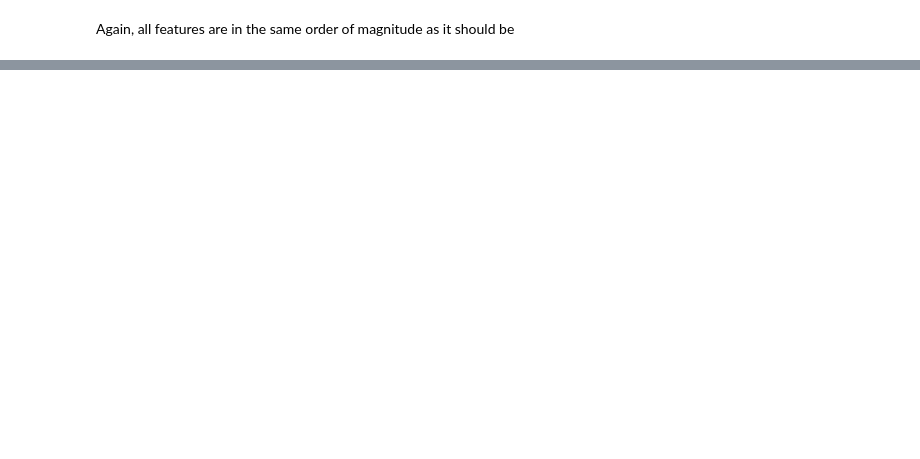
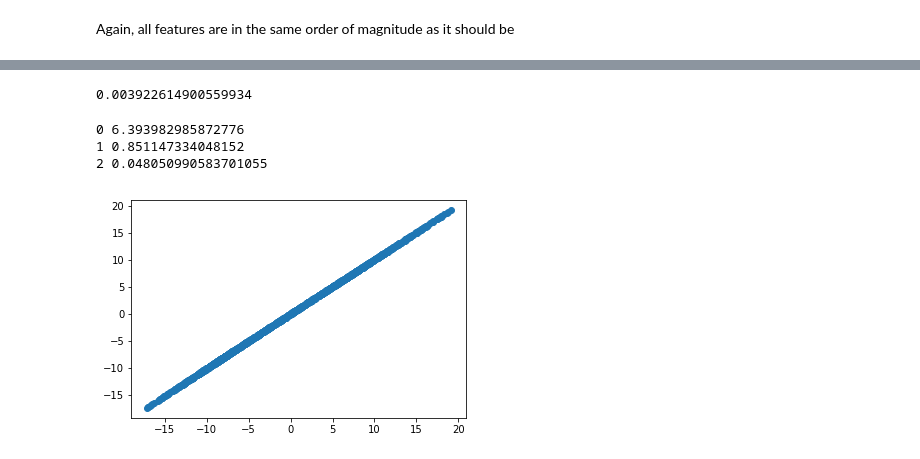
Before and after one commit to TobiasW1891/XAI, a Jupyter notebook: Neural Net Regression ODE.ipynb, the cells around one changed output, grey strips where cells are left out. Cells and saved outputs as stored; diff of their text form; code cells hidden in the pictures; blank space fills up the shorter version.

```diff
--- a/Neural Net Regression ODE.ipynb
+++ b/Neural Net Regression ODE.ipynb
@@ -476,0 +651,28 @@ Again, all features are in the same order of magnitude as it should be
+# %%
+Xt0 = X[0:(X.shape[0]-1):]
+Xt1 = X[1:,:]
+# %%
+# Predict X0[t+1]
+
+NNt0 = Sequential()
+
+# The Input Layer :
+NNt0.add(Dense(128, kernel_initializer='normal',input_dim = Xt0.shape[1], activation='relu'))
+
+# The Hidden Layers :
+NNt0.add(Dense(256, kernel_initializer='normal',activation='relu'))
+NNt0.add(Dense(256, kernel_initializer='normal',activation='relu'))
+NNt0.add(Dense(256, kernel_initializer='normal',activation='relu'))
+NNt0.add(Dense(256, kernel_initializer='normal',activation='relu'))
+
+# The Output Layer :
+NNt0.add(Dense(1, kernel_initializer='normal',activation='linear'))
+
+# Compile the network :
+NNt0.compile(loss='mean_absolute_error', optimizer='adam', metrics=['mean_absolute_error'])
+NNt0.summary()
+
+Xt_train, Xt_test, yt0_train, yt0_test = sklearn.model_selection.train_test_split(Xt0, Xt1[:,0], test_size=0.33,
+                                                                                random_state=42)
+
+NNt0.fit(Xt_train, yt0_train, epochs=500, batch_size=32, validation_split = 0.5)
@@ -476,0 +698,20 @@ Again, all features are in the same order of magnitude as it should be
+# %%
+yt0hat = NNt0.predict(Xt_test)
+yt0hat = yt0hat.ravel() # else problem with dimensions
+print(np.mean((yt0hat - yt0_test)**2.))
+# %% [output]
+0.003922614900559934
+# %%
+SHAP_Importance = np.empty(X.shape[1])
+for Jf in range(X.shape[1]):
+    SHAP_Importance[Jf] = FeatureImportance(X,Jf,1000,20,NNt0)
+    print(Jf, SHAP_Importance[Jf])
+# %% [output]
+0 6.393982985872776
+1 0.851147334048152
+2 0.048050990583701055
+# %%
+plt.scatter(yt0hat, yt0_test)
+plt.show()
+# %% [output]
+[figure, added]
```
Also changed, not shown: parts of 48 cells of this notebook.
